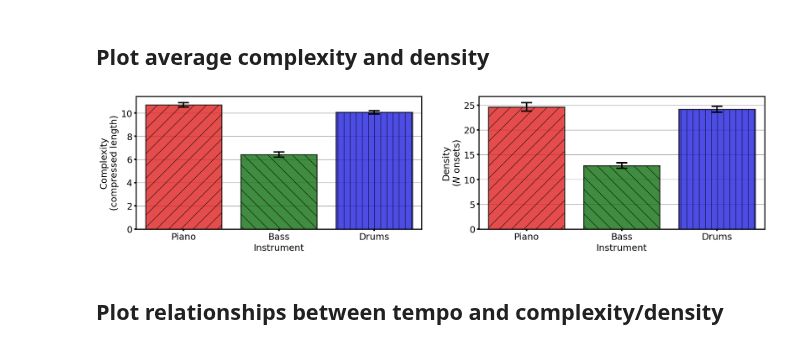
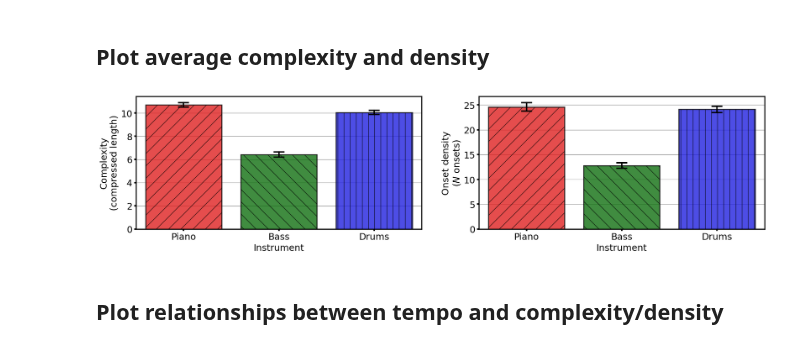
Before and after one commit to HuwCheston/Jazz-Trio-Database, a Jupyter notebook: notebooks/0.1-cheston-ioi-complexity.ipynb, the cells around one changed output. Saved outputs shown, nothing was run; the diff lists cells and outputs as text; code cells hidden in the pictures.

Commit message:
Updated complexity plots

```diff
--- a/notebooks/0.1-cheston-ioi-complexity.ipynb
+++ b/notebooks/0.1-cheston-ioi-complexity.ipynb
@@ -128,10 +119,58 @@ piano n_onsets 23.736967903576485 24.610311483939256 25.69534292377678
 piano lz77 10.539062038625607 10.708304075130213 10.932478821914266
 # %% [markdown]
 ## Plot average complexity and density
-# %%
-BarPlotComplexityDensity(average).create_plot()
-# %% [output]
-[figure, removed]
+# %%
+class BarPlotComplexityDensity(vutils.BasePlot):
+    BAR_KWS = dict(
+        dodge=False, edgecolor=vutils.BLACK, errorbar=('ci', 95),
+        lw=vutils.LINEWIDTH, seed=42, capsize=0.1, width=0.8,
+        ls=vutils.LINESTYLE, estimator=np.mean,
+        errcolor=vutils.BLACK, zorder=3,
+        hue_order=utils.INSTRUMENTS_TO_PERFORMER_ROLES.keys(),
+        palette=vutils.RGB, alpha=0.8, n_boot=vutils.N_BOOT
+    )
+
+    def __init__(self, complex_df, **kwargs):
+        self.corpus_title = 'corpus_chronology'
+        super().__init__(figure_title=fr'complexity_plots\barplot_complexity_density_{self.corpus_title}', **kwargs)
+        self.df = (
+            complex_df.set_index('instr')
+            .loc[utils.INSTRUMENTS_TO_PERFORMER_ROLES.keys()]
+            .reset_index(drop=False)
+            .dropna()
+        )
+        self.fig, self.ax = plt.subplots(
+            nrows=1, ncols=2, figsize=(vutils.WIDTH, vutils.WIDTH / 4), sharex=True, sharey=False
+        )
+
+    def _create_plot(self):
+        sns.barplot(data=self.df, x='instr', y='lz77', ax=self.ax[0], **self.BAR_KWS)
+        sns.barplot(data=self.df, x='instr', y='n_onsets', ax=self.ax[1], **self.BAR_KWS)
+
+    def _format_ax(self):
+        for ax, lab in zip(self.ax.flatten(), ['Complexity\n(compressed length)', 'Onset density\n($N$ onsets)']):
+            for line in ax.lines:
+                line.set_zorder(5)
+            for hatch, bar in zip(vutils.HATCHES, ax.patches):
+                bar.set_hatch(hatch)
+            # Set the width of the edges and ticks
+            plt.setp(ax.spines.values(), linewidth=vutils.LINEWIDTH, color=vutils.BLACK)
+            ax.tick_params(axis='both', width=vutils.TICKWIDTH, color=vutils.BLACK)
+            # Add a vertical grid
+            ax.grid(zorder=0, axis='y', **vutils.GRID_KWS)
+            ax.set(
+                xticklabels=[i.title() for i in utils.INSTRUMENTS_TO_PERFORMER_ROLES.keys()],
+                xlabel='Instrument', ylabel=lab,
+            )
+
+    def _format_fig(self):
+        self.fig.subplots_adjust(top=0.9, bottom=0.135, left=0.065, right=0.975)
+
+
+BarPlotComplexityDensity(average).create_plot()
+plt.show()
+# %% [output]
+[figure, added]
 # %% [markdown]
 ## Plot relationships between tempo and complexity/density
 # %%
```
Also changed, not shown: parts of 5 cells of this notebook, 1 other file.
